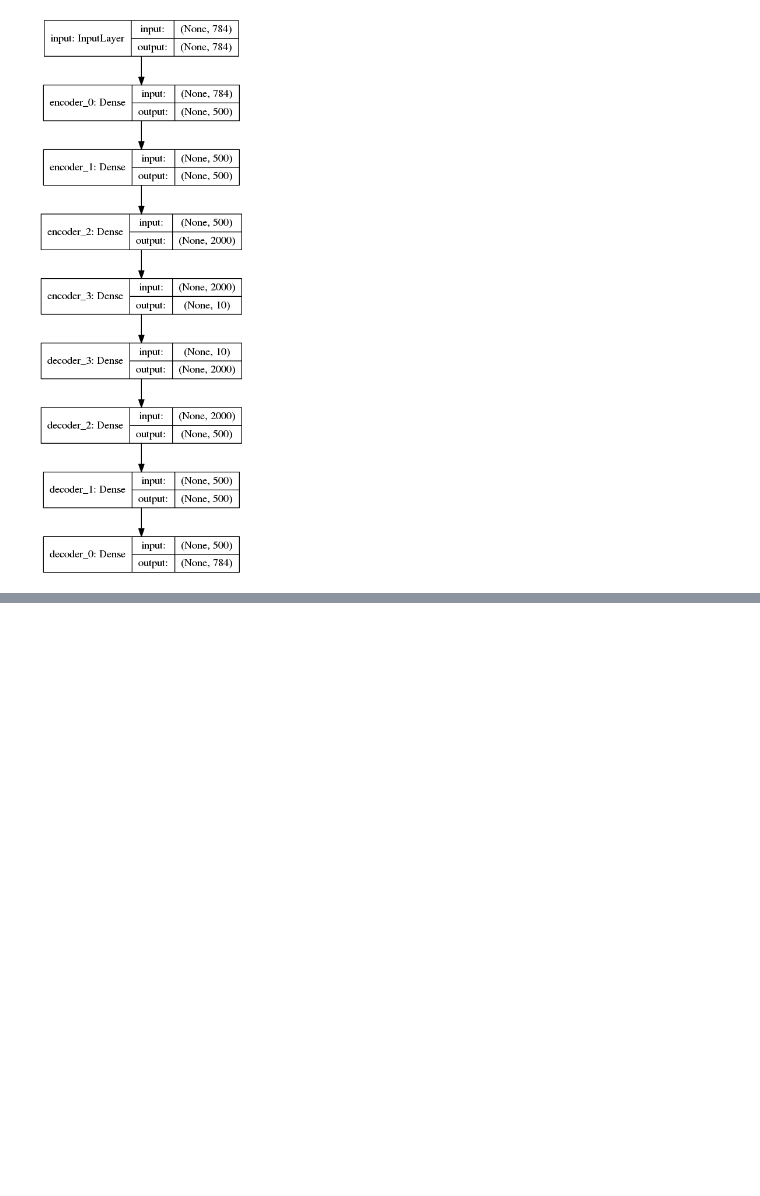
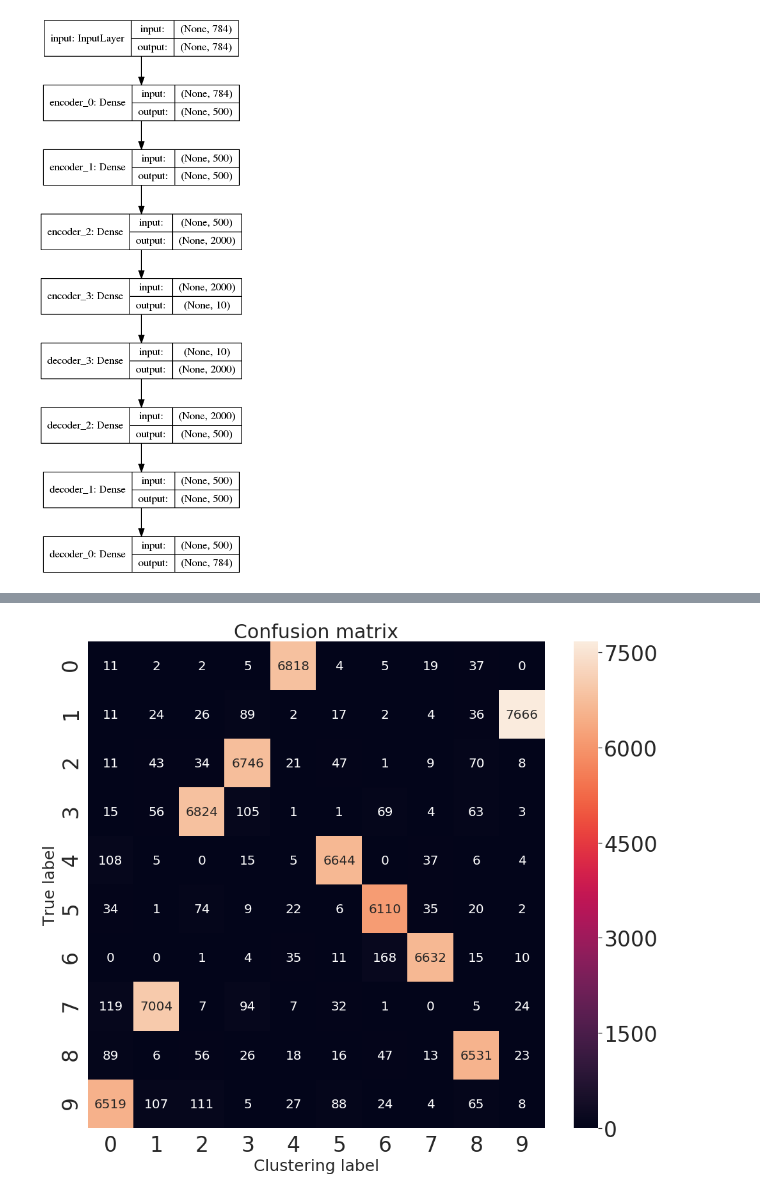
Before and after one commit to yinlin-testai/Clustering, a Jupyter notebook: Image_Clustering/encoder_1.ipynb, the cells around one changed output, grey strips where cells are left out. Cells and saved outputs as stored; diff of their text form; code cells hidden in the pictures; blank space fills up the shorter version.

```diff
--- a/Image_Clustering/encoder_1.ipynb
+++ b/Image_Clustering/encoder_1.ipynb
@@ -124,0 +195,15 @@ Hint: If you want to see a list of allocated tensors when OOM happens, add repor
+# %%
+y_pred_last = np.copy(y_pred)
+model.get_layer(name='clustering').set_weights([kmeans.cluster_centers_])
+# %%
+# computing an auxiliary target distribution
+def target_distribution(q):
+    weight = q ** 2 / q.sum(0)
+    return (weight.T / weight.sum(1)).T
+# %%
+loss = 0
+index = 0
+maxiter = 8000
+update_interval = 140
+index_array = np.arange(x.shape[0])
+tol = 0.0001 # tolerance threshold to stop training
@@ -124,0 +254,13 @@ Hint: If you want to see a list of allocated tensors when OOM happens, add repor
+# %%
+model.load_weights(save_dir + '/DEC_model_final.h5')
+# Eval.
+q = model.predict(x, verbose=0)
+p = target_distribution(q)  # update the auxiliary target distribution p
+
+# evaluate the clustering performance
+y_pred = q.argmax(1)
+if y is not None:
+    nmi = np.round(metrics.adjusted_mutual_info_score(y, y_pred), 5)
+    ari = np.round(metrics.adjusted_rand_score(y, y_pred), 5)
+    loss = np.round(loss, 5)
+    print('nmi = %.5f, ari = %.5f' % (nmi, ari), ' ; loss=', loss)
@@ -124,0 +269,15 @@ Hint: If you want to see a list of allocated tensors when OOM happens, add repor
+# %%
+import seaborn as sns
+import sklearn.metrics
+import matplotlib.pyplot as plt
+sns.set(font_scale=3)
+confusion_matrix = sklearn.metrics.confusion_matrix(y, y_pred)
+
+plt.figure(figsize=(16, 14))
+sns.heatmap(confusion_matrix, annot=True, fmt="d", annot_kws={"size": 20});
+plt.title("Confusion matrix", fontsize=30)
+plt.ylabel('True label', fontsize=25)
+plt.xlabel('Clustering label', fontsize=25)
+plt.show()
+# %% [output]
+[figure, added]
```
Also changed, not shown: parts of 36 cells of this notebook, 2 other files.
